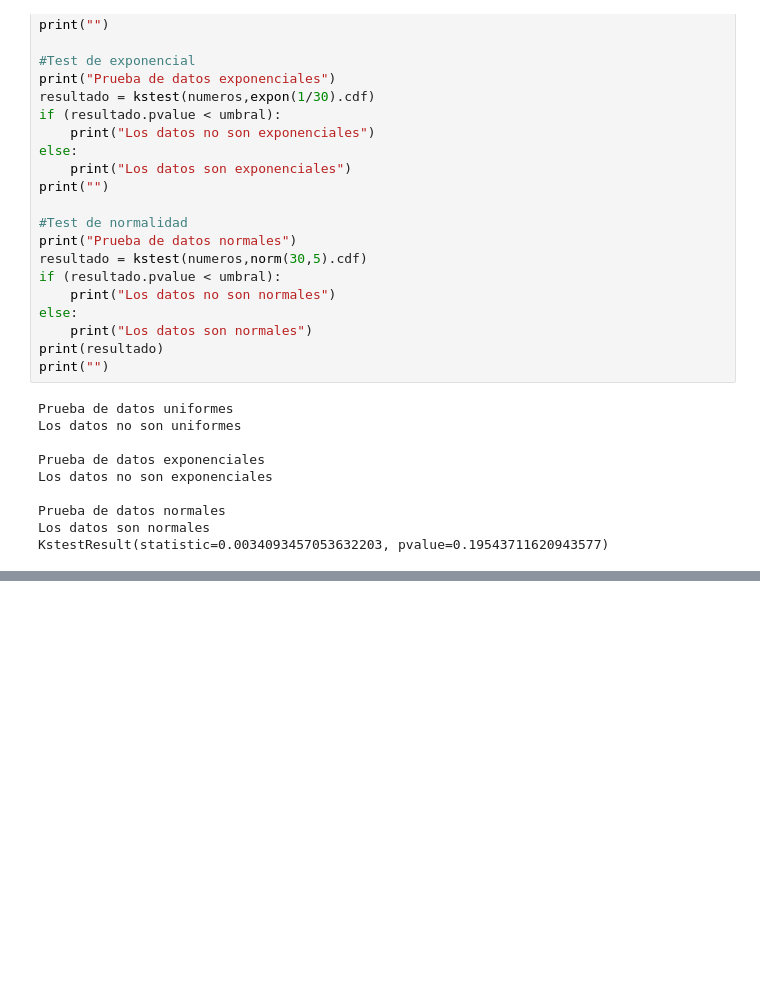
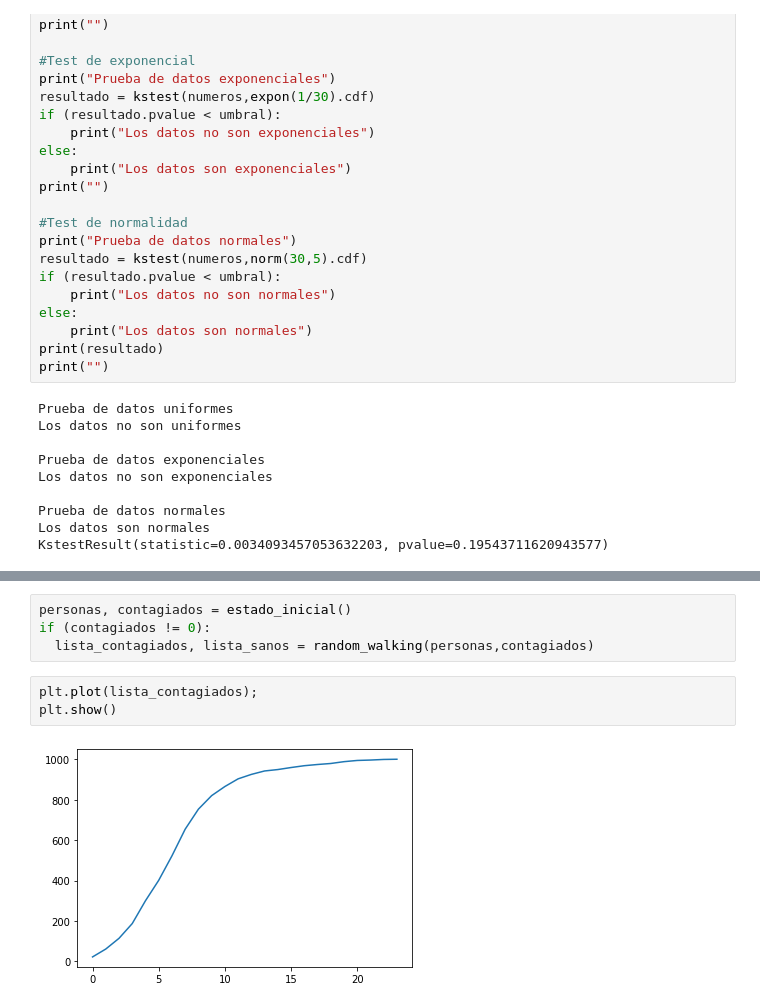
Before and after one commit to joaquinhojman/Simulacion-TP1, a Jupyter notebook: Simulacion_TP1.ipynb, the cells around one changed output, grey strips where cells are left out. Cells and saved outputs as stored; diff of their text form; blank space fills up the shorter version.

```diff
--- a/Simulacion_TP1.ipynb
+++ b/Simulacion_TP1.ipynb
@@ -276,0 +491,9 @@ KstestResult(statistic=0.0034093457053632203, pvalue=0.19543711620943577)
+# %%
+personas, contagiados = estado_inicial()
+if (contagiados != 0):
+  lista_contagiados, lista_sanos = random_walking(personas,contagiados)
+# %%
+plt.plot(lista_contagiados);
+plt.show()
+# %% [output]
+[figure, added]
```
Also changed, not shown: parts of 115 cells of this notebook.
